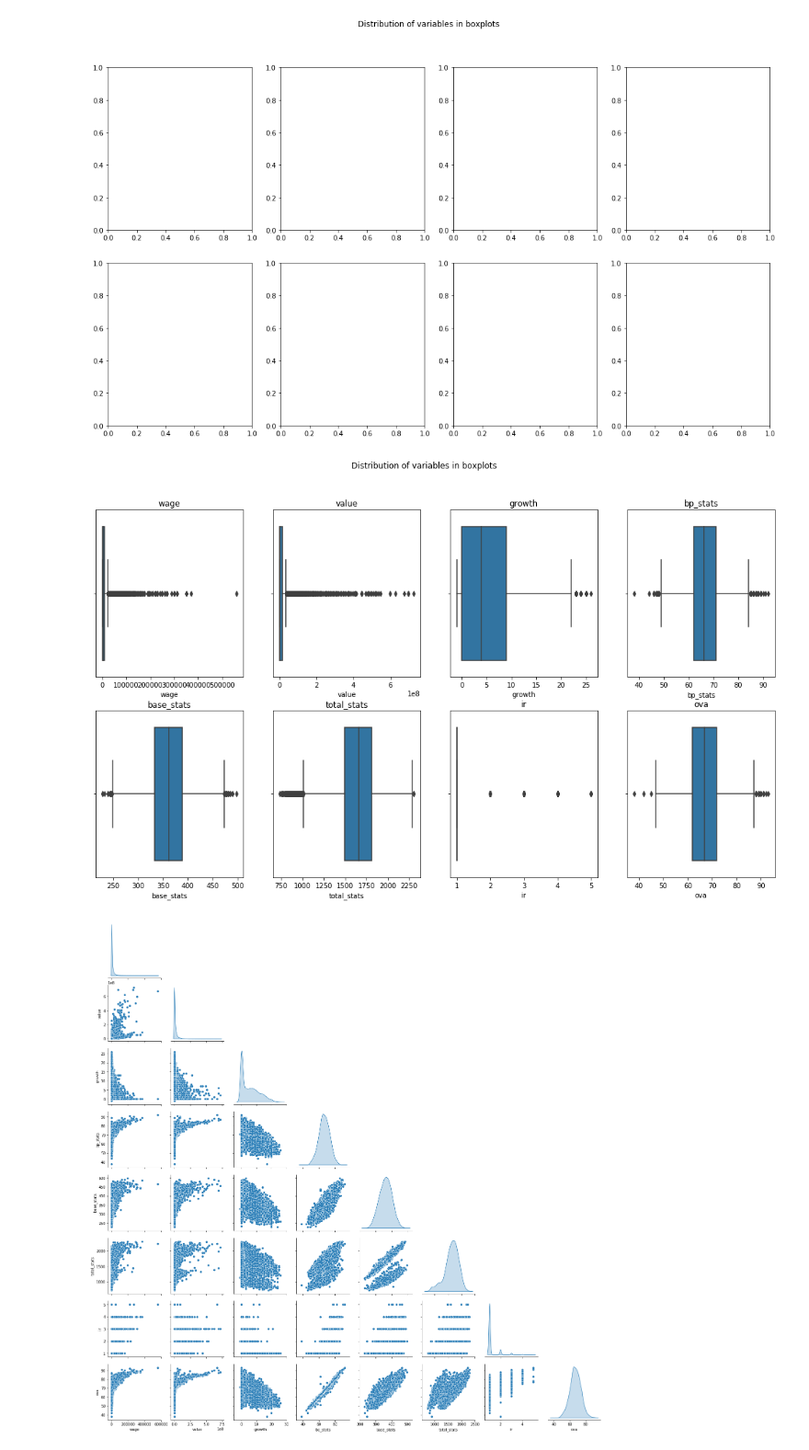
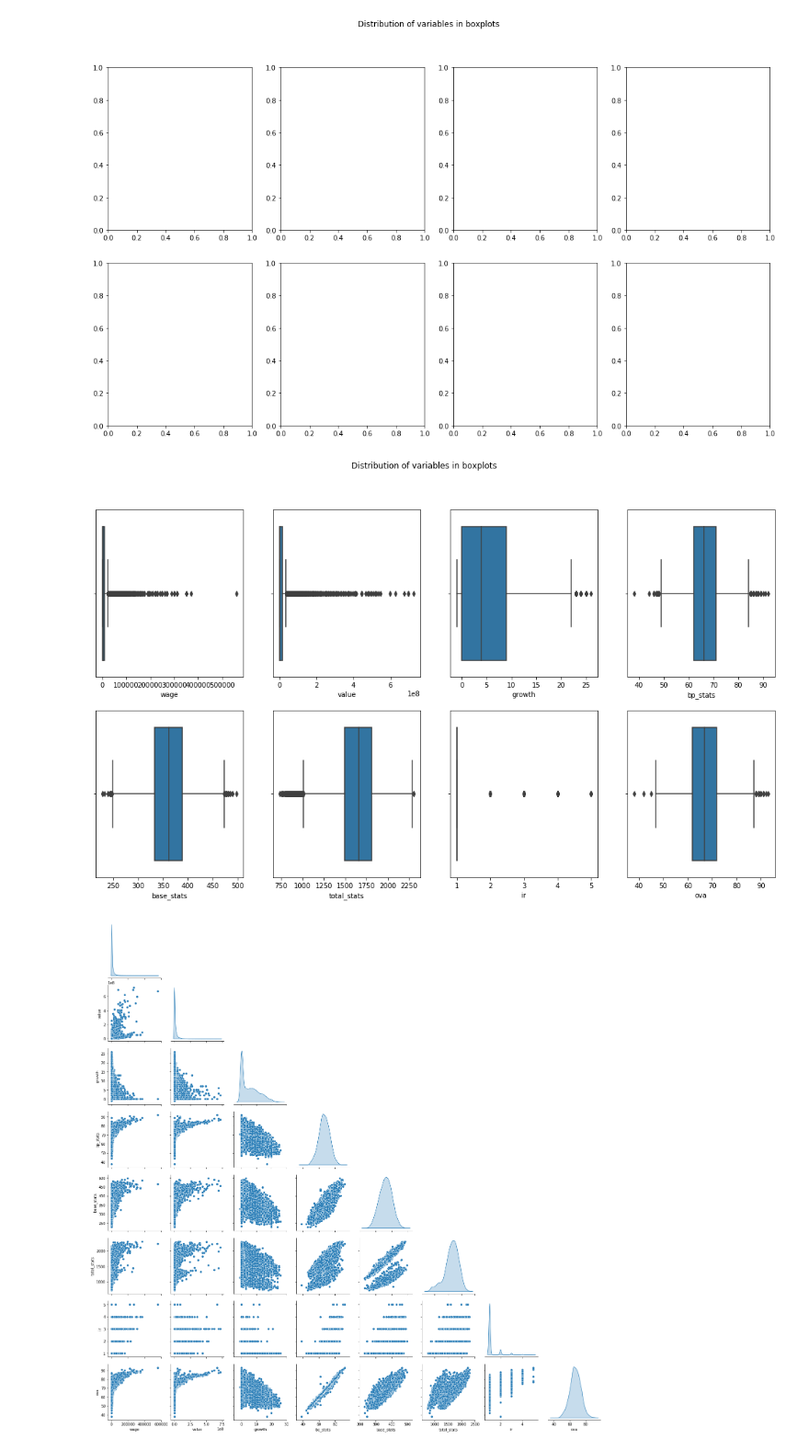
Before and after one commit to CommanderPoe/fifa-predicting-model, a Jupyter notebook: fifa_project-org.ipynb, the cells around one changed output. Shown at 92% size. Saved outputs shown, nothing was run; the diff lists cells and outputs as text; code cells hidden in the pictures.

```diff
--- a/fifa_project-org.ipynb
+++ b/fifa_project-org.ipynb
@@ -322,18 +331,18 @@ KeyError: 0
 # %%
 fig, axes = plt.subplots(2, 4, figsize=(18, 10))
 
 fig.suptitle('Distribution of variables in boxplots')
 
-sns.boxplot(ax=axes[0, 0],data= df_num, x= 'wage').set(title= 'wage')
-sns.boxplot(ax=axes[0, 1],data= df_num, x= 'value' ).set(title= 'value')
-sns.boxplot(ax=axes[0, 2],data= df_num, x= 'growth' ).set(title= 'growth')
-sns.boxplot(ax=axes[0, 3],data= df_num, x= 'bp_stats').set(title= 'bp_stats')
-sns.boxplot(ax=axes[1, 0],data= df_num, x= 'base_stats').set(title= 'base_stats')
-sns.boxplot(ax=axes[1, 1],data= df_num, x= 'total_stats').set(title= 'total_stats')
-sns.boxplot(ax=axes[1, 2],data= df_num, x= 'ir').set(title= 'ir')
-sns.boxplot(ax=axes[1, 3],data= df_num, x= 'ova').set(title= 'ova');
+sns.boxplot(ax=axes[0, 0],data= df_num, x= 'wage')
+sns.boxplot(ax=axes[0, 1],data= df_num, x= 'value' )
+sns.boxplot(ax=axes[0, 2],data= df_num, x= 'growth' )
+sns.boxplot(ax=axes[0, 3],data= df_num, x= 'bp_stats')
+sns.boxplot(ax=axes[1, 0],data= df_num, x= 'base_stats')
+sns.boxplot(ax=axes[1, 1],data= df_num, x= 'total_stats')
+sns.boxplot(ax=axes[1, 2],data= df_num, x= 'ir')
+sns.boxplot(ax=axes[1, 3],data= df_num, x= 'ova');
 # %% [output]
-[figure, old version]
+[figure, new version]
 # %%
 sns.pairplot(df_num, diag_kind= 'kde', corner= True);
 # %% [output]
```
Also changed, not shown: parts of 2 cells of this notebook, 1 other file.
